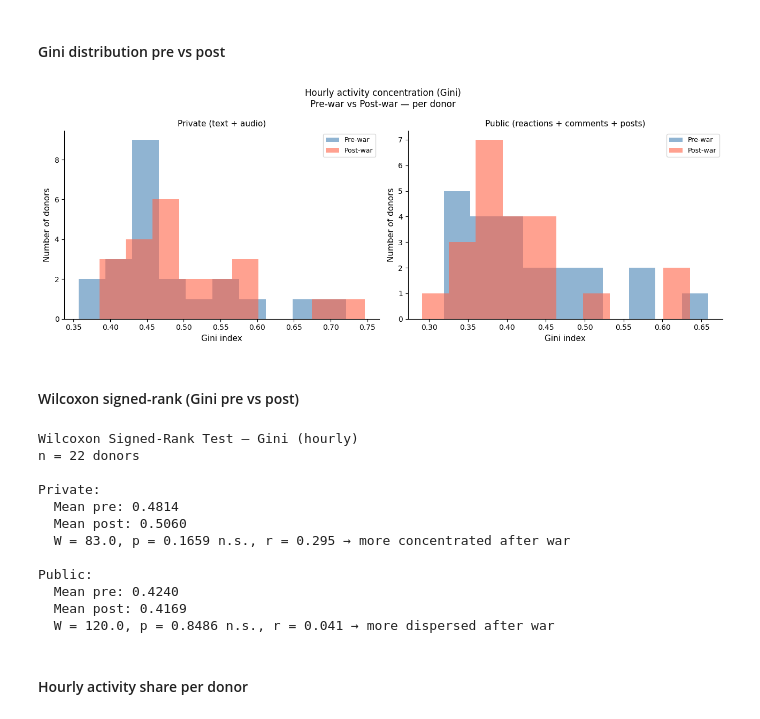
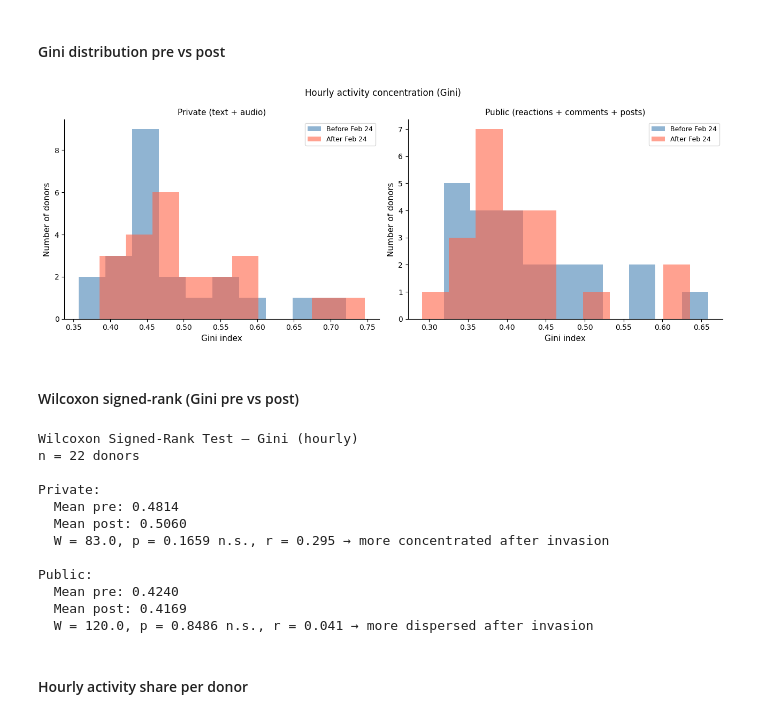
Before and after one commit to sashasymko/digital-footprint-of-war, a Jupyter notebook: 02_rq1/01_descriptive_analysis/05_temporal_analysis.ipynb, the cells around one changed output. Drawn from its saved outputs; the diff is of its cells as text; code cells hidden in the pictures.

```diff
--- a/02_rq1/01_descriptive_analysis/05_temporal_analysis.ipynb
+++ b/02_rq1/01_descriptive_analysis/05_temporal_analysis.ipynb
@@ -169,7 +169,7 @@ def get_avg_dist(activity_group):
 # %%
 for activity_group, title in [
     ("private", "Private activity (text + audio)"),
-    ("public",  "Public activity (reactions, comments, posts)"),
+    ("public", "Public activity (reactions, comments, posts)"),
 ]:
     pre_mean, post_mean, pre_se, post_se = get_avg_dist(activity_group)
     hours = range(24)
@@ -188,9 +188,9 @@ for activity_group, title in [
                     (post_mean + post_se) * 100,
                     alpha=0.2, color="tomato")
 
-    pre_line  = mlines.Line2D([], [], color="steelblue", linewidth=2, label="Pre-war (mean)")
-    pre_se_p  = mpatches.Patch(color="steelblue", alpha=0.2, label="±1 Standard Error")
-    post_line = mlines.Line2D([], [], color="tomato", linewidth=2, label="Post-war (mean)")
+    pre_line = mlines.Line2D([], [], color="steelblue", linewidth=2, label="Before Feb 24 (mean)")
+    pre_se_p = mpatches.Patch(color="steelblue", alpha=0.2, label="±1 Standard Error")
+    post_line = mlines.Line2D([], [], color="tomato", linewidth=2, label="After Feb 24 (mean)")
     post_se_p = mpatches.Patch(color="tomato", alpha=0.2, label="±1 Standard Error")
 
     ax.set_xlabel("Hour of day", fontsize=11)
@@ -262,24 +262,24 @@ Donors: 22
 # %%
 fig, axes = plt.subplots(1, 2, figsize=(13, 5))
 
 for ax, col, title in [
     (axes[0], "gini_private", "Private (text + audio)"),
     (axes[1], "gini_public", "Public (reactions + comments + posts)"),
 ]:
-    ax.hist(gini_pre[col].dropna(), bins=10, alpha=0.6, color="steelblue", label="Pre-war")
-    ax.hist(gini_post[col].dropna(), bins=10, alpha=0.6, color="tomato", label="Post-war")
+    ax.hist(gini_pre[col].dropna(), bins=10, alpha=0.6, color="steelblue", label="Before Feb 24")
+    ax.hist(gini_post[col].dropna(), bins=10, alpha=0.6, color="tomato", label="After Feb 24")
     ax.set_xlabel("Gini index", fontsize=11)
     ax.set_ylabel("Number of donors", fontsize=11)
     ax.set_title(title, fontsize=11)
     ax.legend(fontsize=9)
     ax.spines["top"].set_visible(False)
     ax.spines["right"].set_visible(False)
 
-plt.suptitle("Hourly activity concentration (Gini)\nPre-war vs Post-war — per donor", fontsize=12)
+plt.suptitle("Hourly activity concentration (Gini)", fontsize=12)
 plt.tight_layout()
 plt.show()
 # %% [output]
-[figure, old version]
+[figure, new version]
 # %% [markdown]
 #### Wilcoxon signed-rank (Gini pre vs post)
 # %%
@@ -300,7 +300,7 @@ for col, label in [("gini_private", "Private"), ("gini_public", "Public")]:
     print(f"{label}:")
     print(f"  Mean pre: {pre_vals.mean():.4f}")
     print(f"  Mean post: {post_vals.mean():.4f}")
-    print(f"  W = {stat:.1f}, p = {p:.4f} {sig}, r = {r:.3f} → {direction} after war\n")
+    print(f"  W = {stat:.1f}, p = {p:.4f} {sig}, r = {r:.3f} → {direction} after invasion\n")
 # %% [output]
 Wilcoxon Signed-Rank Test — Gini (hourly)
 n = 22 donors
@@ -308,12 +308,12 @@ n = 22 donors
 Private:
   Mean pre: 0.4814
   Mean post: 0.5060
-  W = 83.0, p = 0.1659 n.s., r = 0.295 → more concentrated after war
+  W = 83.0, p = 0.1659 n.s., r = 0.295 → more concentrated after invasion
 
 Public:
   Mean pre: 0.4240
   Mean post: 0.4169
-  W = 120.0, p = 0.8486 n.s., r = 0.041 → more dispersed after war
+  W = 120.0, p = 0.8486 n.s., r = 0.041 → more dispersed after invasion
 # %% [markdown]
 #### Hourly activity share per donor
 # %%
```
Also changed, not shown: parts of 6 cells of this notebook, 14 other files.
